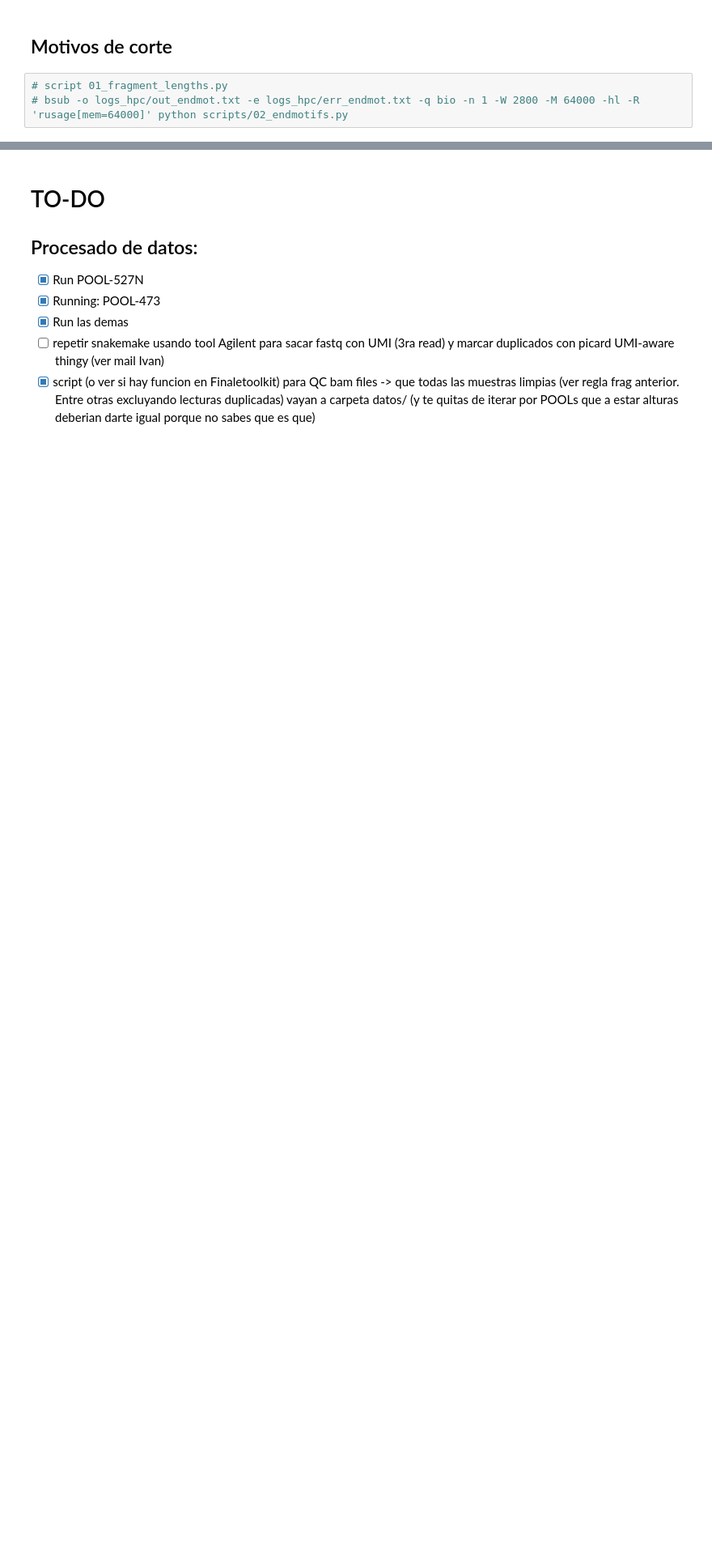
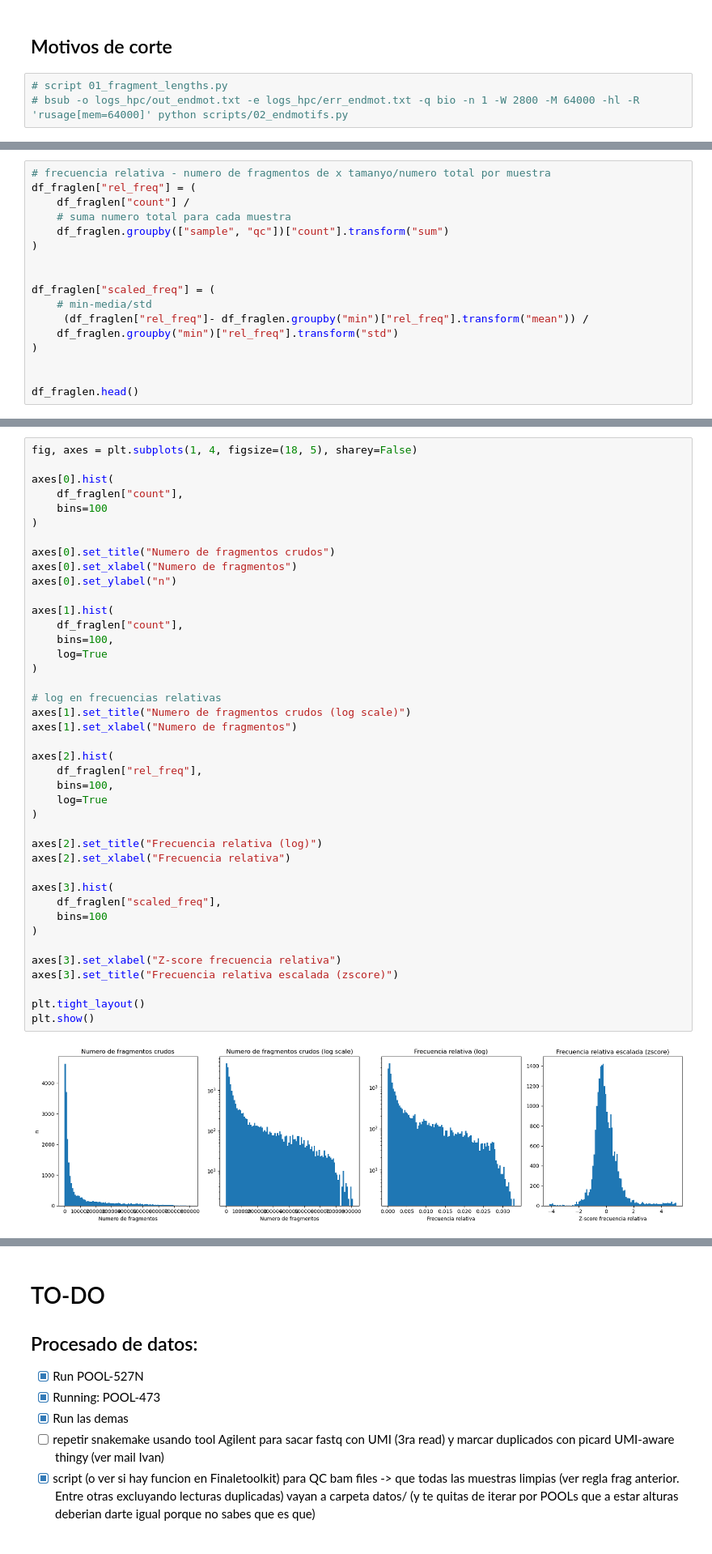
Before and after one commit to sara-suarez93/bcltofrag, a Jupyter notebook: notebook_analysis_fragmentomics.ipynb, the cells around one changed output, grey strips where cells are left out. Shown at 81% size. Cells and saved outputs as stored; diff of their text form; blank space fills up the shorter version.

```diff
--- a/notebook_analysis_fragmentomics.ipynb
+++ b/notebook_analysis_fragmentomics.ipynb
@@ -346,0 +404,17 @@ for filename in glob.glob("results/01_fragment_lengths/*.filtered.png"):
+# %%
+# frecuencia relativa - numero de fragmentos de x tamanyo/numero total por muestra
+df_fraglen["rel_freq"] = (
+    df_fraglen["count"] /
+    # suma numero total para cada muestra
+    df_fraglen.groupby(["sample", "qc"])["count"].transform("sum")
+)
+
+
+df_fraglen["scaled_freq"] = (
+    # min-media/std
+     (df_fraglen["rel_freq"]- df_fraglen.groupby("min")["rel_freq"].transform("mean")) /
+    df_fraglen.groupby("min")["rel_freq"].transform("std")
+)
+
+
+df_fraglen.head()
@@ -346,0 +428,43 @@ for filename in glob.glob("results/01_fragment_lengths/*.filtered.png"):
+# %%
+fig, axes = plt.subplots(1, 4, figsize=(18, 5), sharey=False)
+
+axes[0].hist(
+    df_fraglen["count"],
+    bins=100
+)
+
+axes[0].set_title("Numero de fragmentos crudos")
+axes[0].set_xlabel("Numero de fragmentos")
+axes[0].set_ylabel("n")
+
+axes[1].hist(
+    df_fraglen["count"],
+    bins=100,
+    log=True
+)
+
+# log en frecuencias relativas
+axes[1].set_title("Numero de fragmentos crudos (log scale)")
+axes[1].set_xlabel("Numero de fragmentos")
+
+axes[2].hist(
+    df_fraglen["rel_freq"],
+    bins=100,
+    log=True
+)
+
+axes[2].set_title("Frecuencia relativa (log)")
+axes[2].set_xlabel("Frecuencia relativa")
+
+axes[3].hist(
+    df_fraglen["scaled_freq"],
+    bins=100
+)
+
+axes[3].set_xlabel("Z-score frecuencia relativa")
+axes[3].set_title("Frecuencia relativa escalada (zscore)")
+
+plt.tight_layout()
+plt.show()
+# %% [output]
+[figure, added]
```
Also changed, not shown: parts of 24 cells of this notebook, 4 other files.
